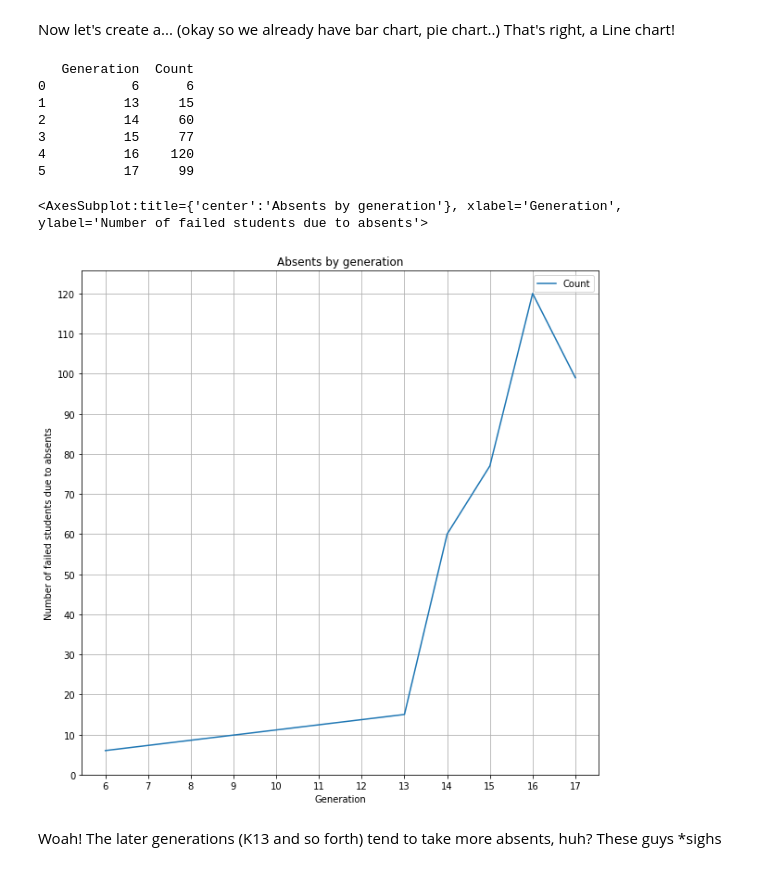
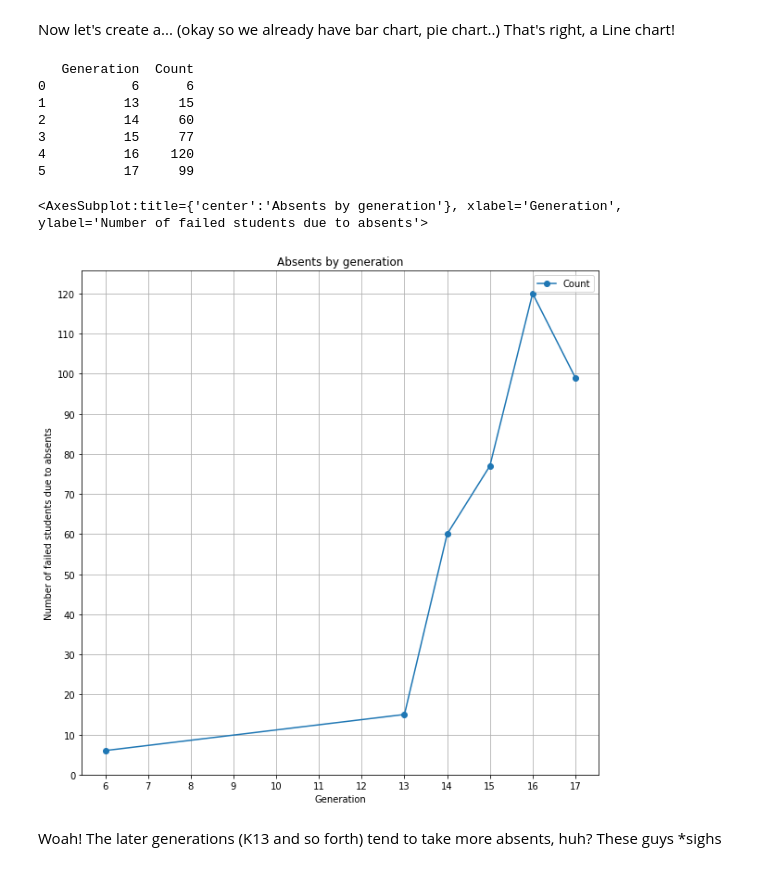
Before and after one commit to andythetechnerd03/Them-Data-Science-Camp, a Jupyter notebook: SU22_Failed_Absents/failed_fpt.ipynb, the cells around one changed output. Drawn from its saved outputs; the diff is of its cells as text; code cells hidden in the pictures.

```diff
--- a/SU22_Failed_Absents/failed_fpt.ipynb
+++ b/SU22_Failed_Absents/failed_fpt.ipynb
@@ -113,25 +113,26 @@ Now let's create a... (okay so we already have bar chart, pie chart..) That's ri
 # %%
 df3 = df.groupby(["Generation"])['Fullname'].count().reset_index(name="Count")
 count = df3['Count']
 print(df3)
 df3.plot.line(x="Generation", # choose the x-axis
               title='Absents by generation', # set title
               ylabel='Number of failed students due to absents', # Give it a label
               xticks = list(range(min(gen), max(gen) + 1, 1)), # adjust the interval of x-axis
               yticks = list(range(0, max(count) + 1, 10)), # adjust the interval of y-axis
               grid = True, # enable grid
+              style='o-',
               figsize = (10,10) # resizing the plot
              )
 # %% [output]
    Generation  Count
 0           6      6
 1          13     15
 2          14     60
 3          15     77
 4          16    120
 5          17     99
 <AxesSubplot:title={'center':'Absents by generation'}, xlabel='Generation', ylabel='Number of failed students due to absents'>
-[figure, old version]
+[figure, new version]
 # %% [markdown]
 Woah! The later generations (K13 and so forth) tend to take more absents, huh? These guys *sighs
 # %% [markdown]
```
